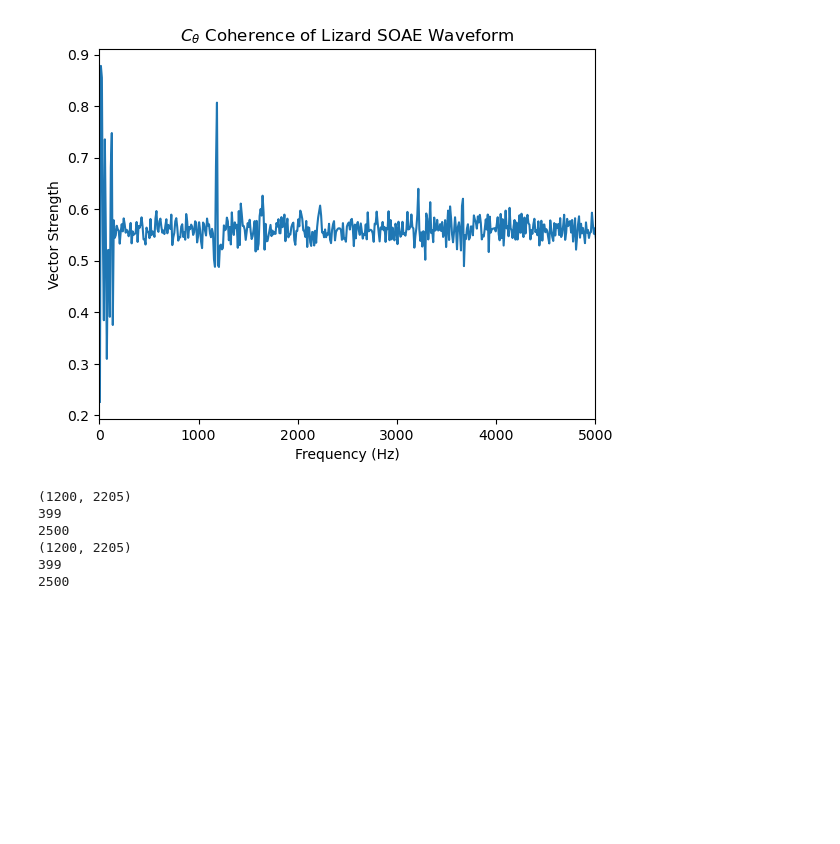
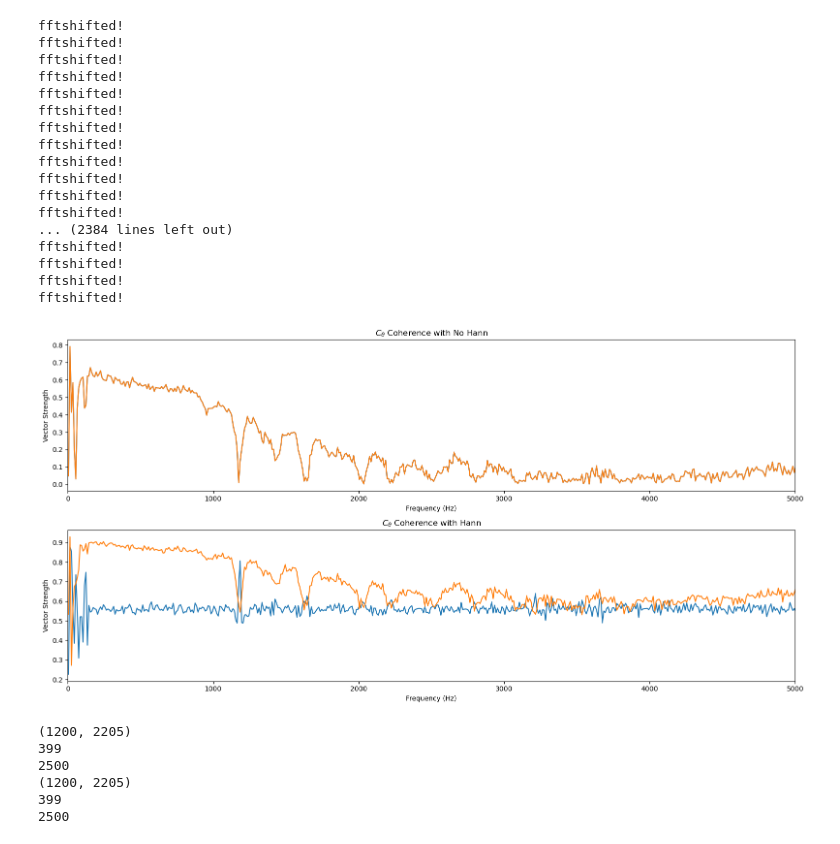
Before and after one commit to seththepeacock/vodscillators, a Jupyter notebook: c_theta_hann_theory.ipynb, the cells around one changed output. Cells and saved outputs as stored; diff of their text form; code cells hidden in the pictures; blank space fills up the shorter version.

Commit message:
implemented fftshift

```diff
--- a/c_theta_hann_theory.ipynb
+++ b/c_theta_hann_theory.ipynb
@@ -7,20 +7,54 @@ filename = 'ACfls27rearSOAEwfD01.txt'
 wf = np.loadtxt(filepath + filename)
 sr = 44100
 wf_title = "Lizard SOAE Waveform"
-# %%
-d = get_coherence(wf, sr, t_win=0.1, ref_type="next_freq", hann=True, return_all=True)
-coherence = d["coherence"]
-phase_diffs = d["phase_diffs"]
-f = d["freq_ax"]
-# %%
-plt.title(r"$C_{\theta}$ Coherence of " + f"{wf_title}")
-plt.ylabel("Vector Strength")
-plt.xlabel("Frequency (Hz)")
-plt.xlim(0, 5000)
-plt.plot(f, coherence)
-plt.show()
-# %% [output]
-[figure, removed]
+# %%
+n = 2
+plt.figure(figsize=(16, 8))
+
+i = 1
+for hann_title, win_type in zip(["No Hann", "Hann"], ["boxcar", "hann"]):
+    plt.subplot(2, 1, i)
+    plt.title(r"$C_{\theta}$ Coherence with " + f"{hann_title}")
+    plt.ylabel("Vector Strength")
+    plt.xlabel("Frequency (Hz)")
+    plt.xlim(0, 5000)
+
+    d = get_coherence(wf, sr, tau=0.1, ref_type="next_freq", win_type=win_type, fftshift_segs=False, return_all=True)
+    coherence = d["coherence"]
+    phase_diffs = d["phase_diffs"]
+    f = d["freq_ax"]
+
+    plt.plot(f, coherence, label='No FFTShift')
+
+    d = get_coherence(wf, sr, tau=0.1, ref_type="next_freq", win_type=win_type, fftshift_segs=True, return_all=True)
+    coherence = d["coherence"]
+    phase_diffs = d["phase_diffs"]
+    f = d["freq_ax"]
+
+    plt.plot(f, coherence, label='FFTShifted')
+    plt.legend(loc="upper right")
+    i += 1
+plt.tight_layout()
+plt.show()
+# %% [output]
+fftshifted!
+fftshifted!
+fftshifted!
+fftshifted!
+fftshifted!
+fftshifted!
+fftshifted!
+fftshifted!
+fftshifted!
+fftshifted!
+fftshifted!
+fftshifted!
+... (2384 lines left out)
+fftshifted!
+fftshifted!
+fftshifted!
+fftshifted!
+[figure, added]
 # %%
 d = np.empty(2, dtype=object)
 for i, hann in enumerate([False, True]):
```
Also changed, not shown: parts of 2 cells of this notebook, 4 other files.
